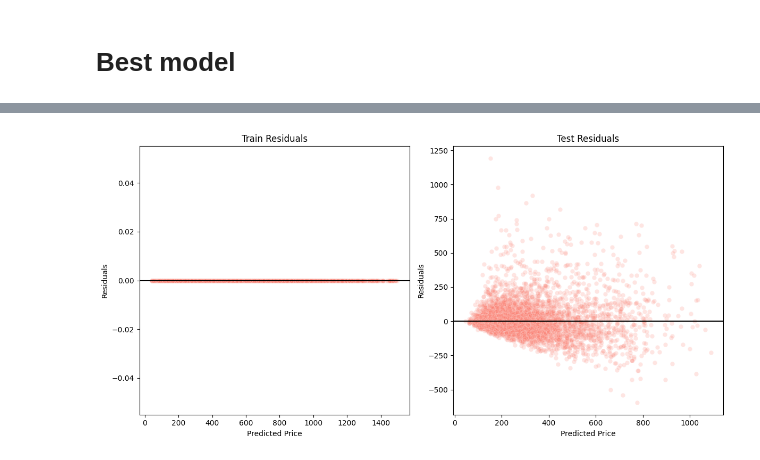
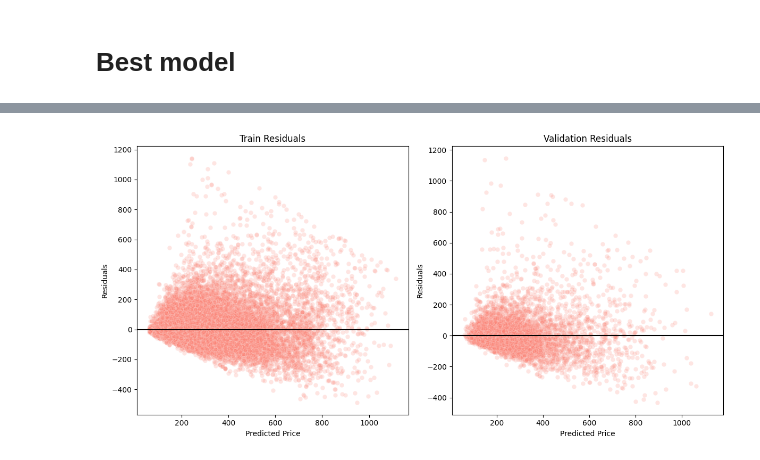
Before and after one commit to AddiH/DataScienceExam, a Jupyter notebook: nbs/viz_KNN.ipynb, the cells around one changed output, grey strips where cells are left out. Cells and saved outputs as stored; diff of their text form; code cells hidden in the pictures.

```diff
--- a/nbs/viz_KNN.ipynb
+++ b/nbs/viz_KNN.ipynb
@@ -272,46 +272,45 @@ plt.show()
 # %%
-# Load knn model 20, distance, manhattan, hot_norm
-best_model_path = '../models/knn_20_neighbors_distance_manhattan_hot_norm.pkl'
+best_model_path = '../models/knn_15_neighbors_uniform_manhattan_hot_norm.pkl'
 knn = load_model(best_model_path)
 
 X_train, X_val, X_test, y_train, y_val, y_test, scaler_y = load_dataset('hot_norm')
-# Make predictions on test set
+# Make predictions on val set
 y_train_pred = knn.predict(X_train)
 # Inverse transform train predictions and true values
 y_train_pred = scaler_y.inverse_transform(y_train_pred.reshape(-1, 1)).flatten()
 y_train =      scaler_y.inverse_transform(y_train.reshape(-1, 1)).flatten()
 # Calculate residuals for train set
 train_residuals = y_train - y_train_pred
 
-# Make predictions on test set
-y_test_pred = knn.predict(X_test)
-# Inverse transform test predictions and true values
-y_test_pred = scaler_y.inverse_transform(y_test_pred.reshape(-1, 1)).flatten()
-y_test =      scaler_y.inverse_transform(y_test.reshape(-1, 1)).flatten()
-# Calculate residuals for test set
-test_residuals = y_test - y_test_pred
+# Make predictions on val set
+y_val_pred = knn.predict(X_val)
+# Inverse transform val predictions and true values
+y_val_pred = scaler_y.inverse_transform(y_val_pred.reshape(-1, 1)).flatten()
+y_val =      scaler_y.inverse_transform(y_val.reshape(-1, 1)).flatten()
+# Calculate residuals for val set
+val_residuals = y_val - y_val_pred
 
 # Plot residuals
 plt.figure(figsize=(12, 6))
 
 plt.subplot(1, 2, 1)
 sns.scatterplot(x=y_train_pred, y=train_residuals, color='salmon', alpha=0.2)
 plt.axhline(0, color='black')
 plt.title('Train Residuals')
 plt.xlabel('Predicted Price')
 plt.ylabel('Residuals')
 
 plt.subplot(1, 2, 2)
-sns.scatterplot(x=y_test_pred, y=test_residuals, color='salmon', alpha=0.2)
+sns.scatterplot(x=y_val_pred, y=val_residuals, color='salmon', alpha=0.2)
 plt.axhline(0, color='black')
-plt.title('Test Residuals')
+plt.title('Validation Residuals')
 plt.xlabel('Predicted Price')
 plt.ylabel('Residuals')
 
 plt.tight_layout()
 plt.show()
 # %% [output]
-[figure, old version]
+[figure, new version]
 # %%
 file_name = '../data/knn_performances.csv'
 perf_df = pd.read_csv(file_name)
```
Also changed, not shown: parts of 4 cells of this notebook.
